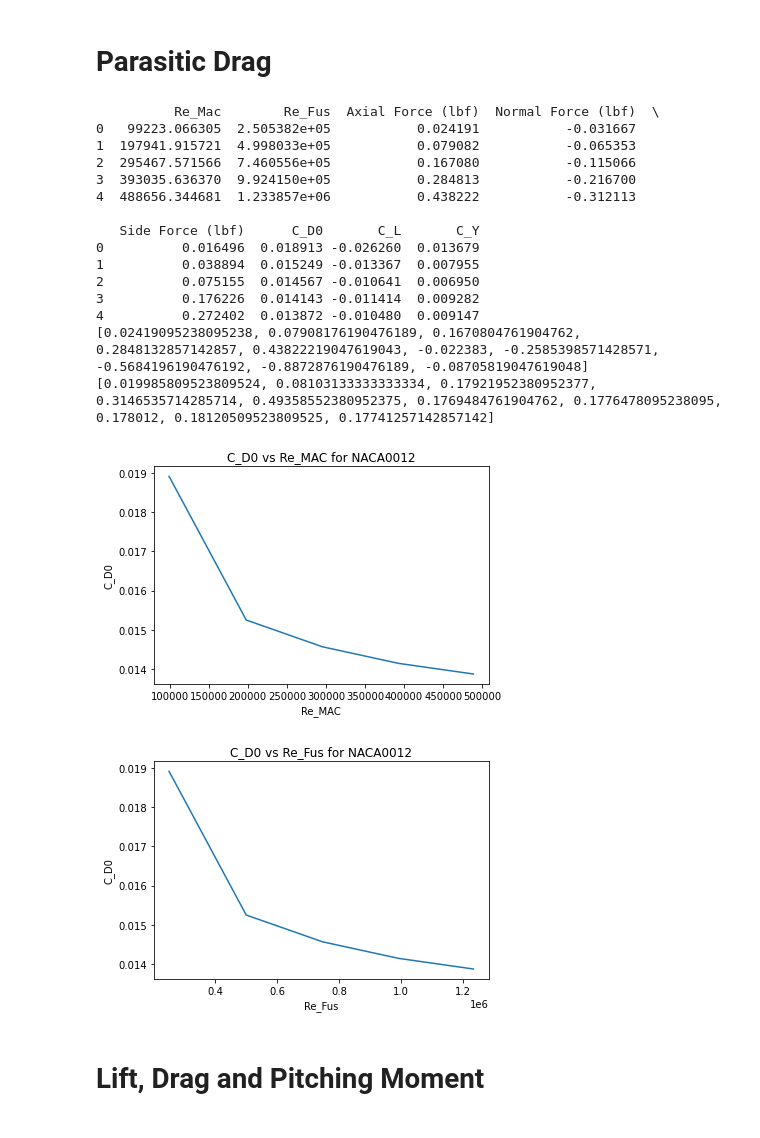
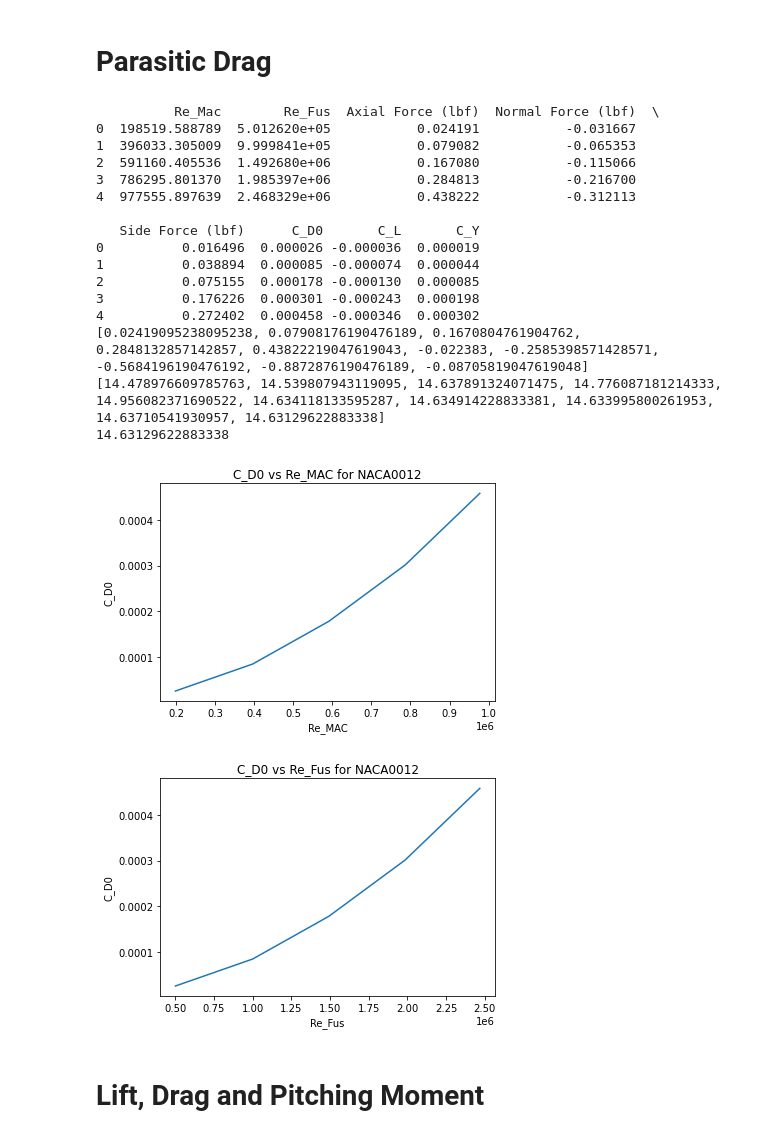
Before and after one commit to HarrisonStoelting/AeroLab, a Jupyter notebook: Lab5/Lab5_analysis.ipynb, the cells around one changed output. Drawn from its saved outputs; the diff is of its cells as text; code cells hidden in the pictures.

```diff
--- a/Lab5/Lab5_analysis.ipynb
+++ b/Lab5/Lab5_analysis.ipynb
@@ -62,6 +62,17 @@ for i in range(len(SideForce)):
     NormalForce[i] = NormalForce[i]*-1
     PitchingMoment[i] = PitchingMoment[i]*-1
 
+#converting the static pressure from gauge to absolute pressure (addition of the atmospheric pressure)
+P_atm = 29.46/2.036 #converting the measured atmospheric pressure to psi
+for i in range(len(StaticPressure)):
+    P_s = StaticPressure[i] + P_atm
+    StaticPressure[i] = P_s
+
+#converting the dynamic pressure from differential pressure to absolute pressure
+for i in range(len(DynamicPressure)):
+    q = DynamicPressure[i] + StaticPressure[i]
+    DynamicPressure[i] = q
+
 #calculating the densities for each case (rho = p/(R_spec*T))
 R_spec = 53.35 #ft*lbf/lb*R
 rho = []
@@ -116,48 +127,56 @@ for i in range(5):
     C_Y = Y/(DynamicPressure[i]*S_body_ref)
     C_Y_vals.append(C_Y)
 
 #Calculating the parasitic drag coefficient
 for i in range(5):
     D = AxialForce[i]*np.cos(0) + NormalForce[i]*np.sin(0)
-    CD_0 = D/(DynamicPressure[i]*S_ref)
-    CD_0_vals.append(CD_0)
+    C_D = D/(DynamicPressure[i]*S_ref)
+    C_D0 = C_D - (C_L_vals[i]**2/(np.pi * 0.8 * 2.0)) #assuming oswald efficiency factor is 0.8
+    CD_0_vals.append(C_D0)
 
 d = {'Re_Mac': Re_Mac_vals,'Re_Fus': Re_Fus_vals, 'Axial Force (lbf)': AxialForce[0:5], 'Normal Force (lbf)': NormalForce[0:5], 'Side Force (lbf)': SideForce[0:5], 'C_D0': CD_0_vals, 'C_L': C_L_vals, 'C_Y': C_Y_vals}
 Q2_df = pd.DataFrame(data=d)
 print(Q2_df)
+
+#calculating dynamic pressure as a sanity check
+# q = []
+# for i in range(len(rho)):
+#     q_val = (.5 * rho[i] * AirSpeed[i]**2)/144
+#     q.append(q_val)
 
 print(AxialForce)
 print(DynamicPressure)
 
 plt.plot(Re_Mac_vals, CD_0_vals)
 plt.xlabel("Re_MAC")
 plt.ylabel("C_D0")
 plt.title("C_D0 vs Re_MAC for NACA0012")
 plt.show()
 
 plt.plot(Re_Fus_vals, CD_0_vals)
 plt.xlabel("Re_Fus")
 plt.ylabel("C_D0")
 plt.title("C_D0 vs Re_Fus for NACA0012")
 plt.show()
 # %% [output]
           Re_Mac        Re_Fus  Axial Force (lbf)  Normal Force (lbf)  \
-0   99223.066305  2.505382e+05           0.024191           -0.031667
-1  197941.915721  4.998033e+05           0.079082           -0.065353
-2  295467.571566  7.460556e+05           0.167080           -0.115066
-3  393035.636370  9.924150e+05           0.284813           -0.216700
-4  488656.344681  1.233857e+06           0.438222           -0.312113
+0  198519.588789  5.012620e+05           0.024191           -0.031667
+1  396033.305009  9.999841e+05           0.079082           -0.065353
+2  591160.405536  1.492680e+06           0.167080           -0.115066
+3  786295.801370  1.985397e+06           0.284813           -0.216700
+4  977555.897639  2.468329e+06           0.438222           -0.312113
 
    Side Force (lbf)      C_D0       C_L       C_Y
-0          0.016496  0.018913 -0.026260  0.013679
-1          0.038894  0.015249 -0.013367  0.007955
-2          0.075155  0.014567 -0.010641  0.006950
-3          0.176226  0.014143 -0.011414  0.009282
-4          0.272402  0.013872 -0.010480  0.009147
+0          0.016496  0.000026 -0.000036  0.000019
+1          0.038894  0.000085 -0.000074  0.000044
+2          0.075155  0.000178 -0.000130  0.000085
+3          0.176226  0.000301 -0.000243  0.000198
+4          0.272402  0.000458 -0.000346  0.000302
 [0.02419095238095238, 0.07908176190476189, 0.1670804761904762, 0.2848132857142857, 0.43822219047619043, -0.022383, -0.2585398571428571, -0.5684196190476192, -0.8872876190476189, -0.08705819047619048]
-[0.019985809523809524, 0.08103133333333334, 0.17921952380952377, 0.3146535714285714, 0.49358552380952375, 0.1769484761904762, 0.1776478095238095, 0.178012, 0.18120509523809525, 0.17741257142857142]
+[14.478976609785763, 14.539807943119095, 14.637891324071475, 14.776087181214333, 14.956082371690522, 14.634118133595287, 14.634914228833381, 14.633995800261953, 14.63710541930957, 14.63129622883338]
+14.63129622883338
-[figure, old version]
+[figure, new version]
-[figure, old version]
+[figure, new version]
 # %% [markdown]
 # Lift, Drag and Pitching Moment
 # %%
```
Also changed, not shown: parts of 1 cell of this notebook.
